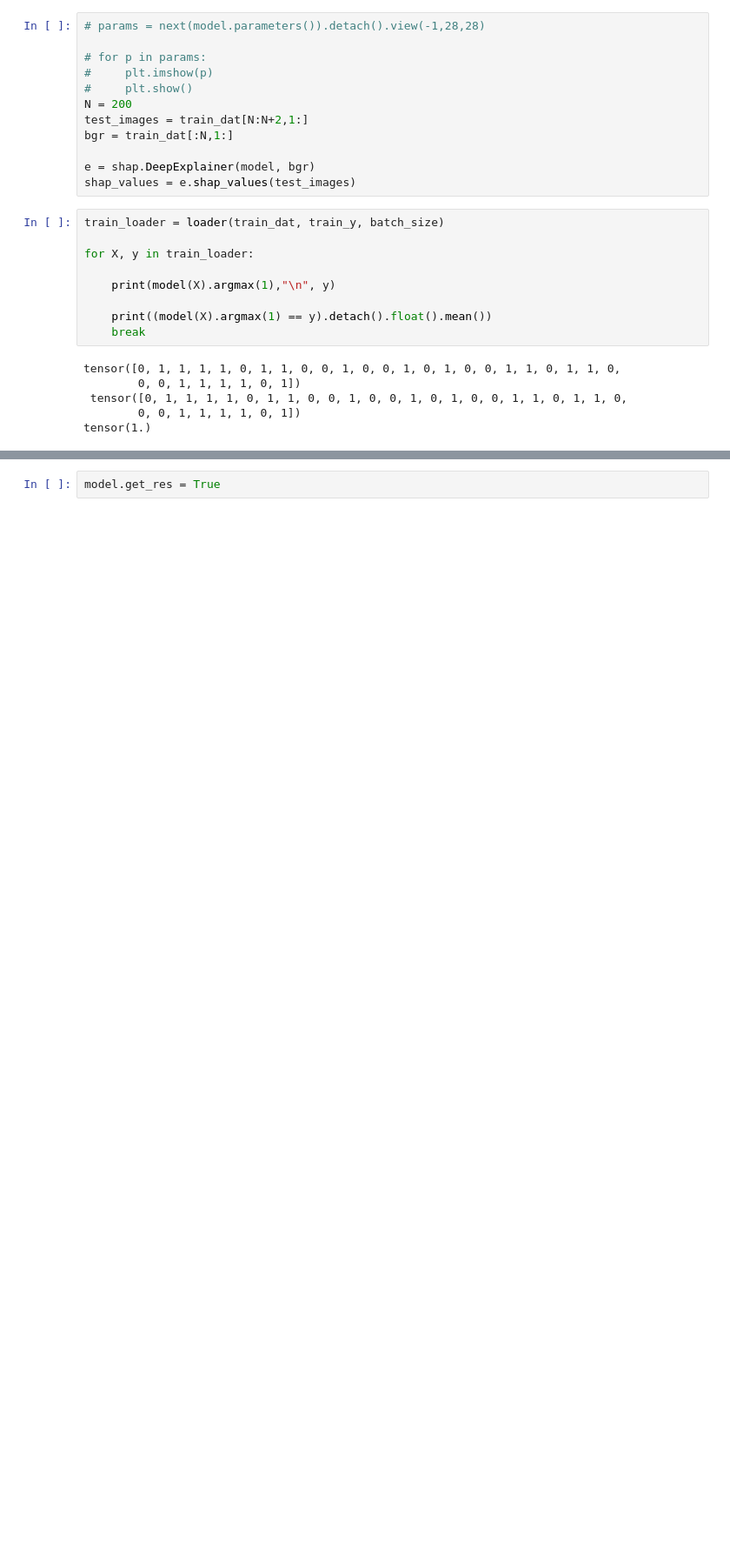
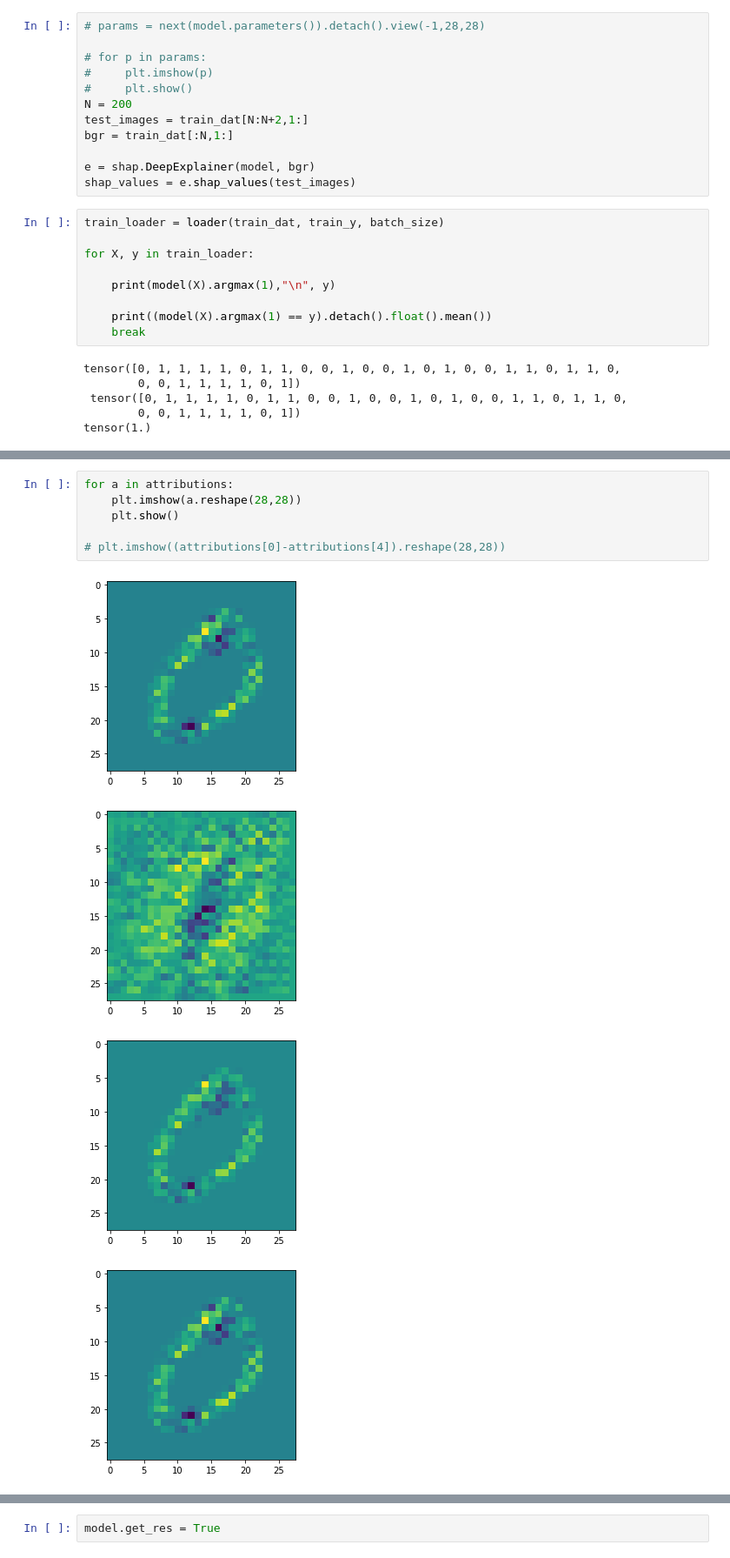
Before and after one commit to JakobSchauser/MLandData, a Jupyter notebook: ADL/Assignment 4/explainability_assignment.ipynb, the cells around one changed output, grey strips where cells are left out. Shown at 87% size. Drawn from its saved outputs; the diff is of its cells as text; blank space fills up the shorter version.

```diff
--- a/ADL/Assignment 4/explainability_assignment.ipynb
+++ b/ADL/Assignment 4/explainability_assignment.ipynb
@@ -213,0 +261,11 @@ tensor([[[[ 0.0298,  0.1045,  0.0260,  0.2951,  0.3575],
+# %%
+for a in attributions:
+    plt.imshow(a.reshape(28,28))
+    plt.show()
+
+# plt.imshow((attributions[0]-attributions[4]).reshape(28,28))
+# %% [output]
+[figure, added]
+[figure, added]
+[figure, added]
+[figure, added]
```
Also changed, not shown: parts of 15 cells of this notebook.
